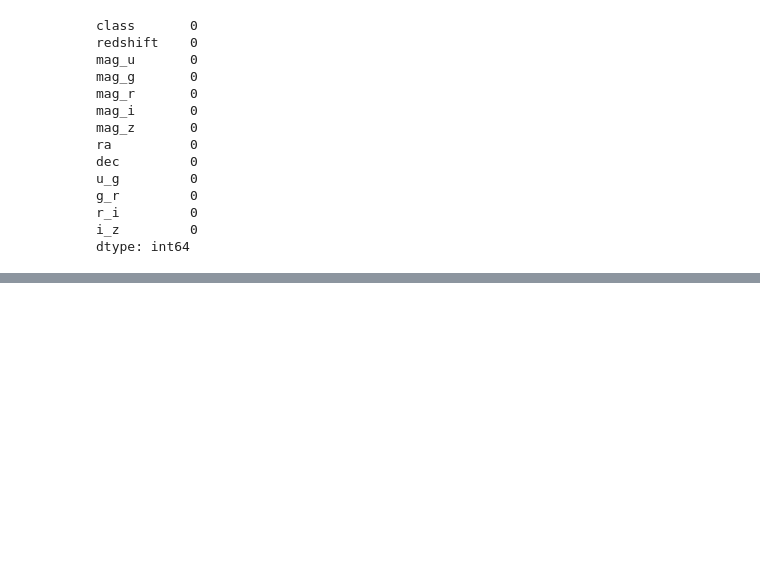
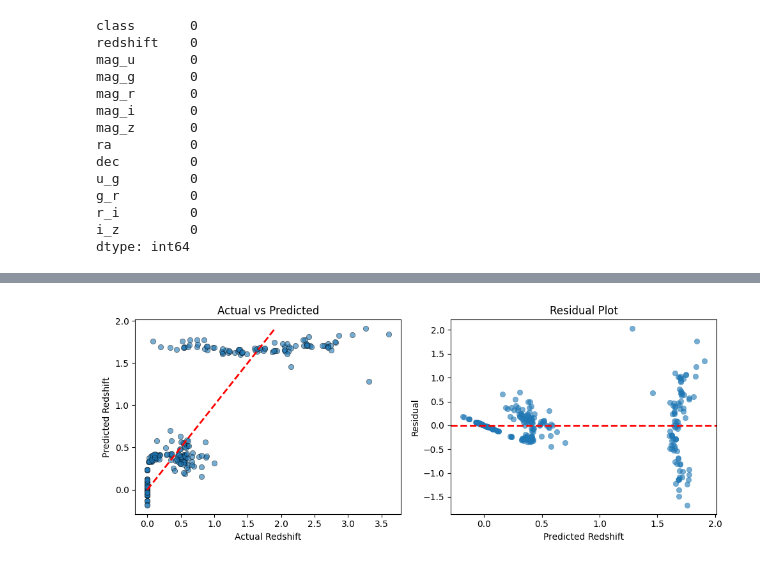
Before and after one commit to lexlexpdx/valinor, a Jupyter notebook: school/SYSC410/data_adventures/data_adventure1.ipynb, the cells around one changed output, grey strips where cells are left out. Saved outputs shown, nothing was run; the diff lists cells and outputs as text; code cells hidden in the pictures; blank space fills up the shorter version.

```diff
--- a/school/SYSC410/data_adventures/data_adventure1.ipynb
+++ b/school/SYSC410/data_adventures/data_adventure1.ipynb
@@ -177,0 +124,20 @@ plt.show()
+# %%
+# Raw numeric features
+feature_set_1 = ["ra", "dec", "mag_u", "mag_g", "mag_r", "mag_i", "mag_z"]
+X1 = df_encoded[feature_set_1]
+y = df_encoded["redshift"]
+
+# Train/test split
+X1_train, X1_test, y_train, y_test = train_test_split(X1, y, test_size = 0.2, random_state = 42)
+
+# Fit MLR
+mlr1 = LinearRegression()
+mlr1.fit(X1_train, y_train)
+y_pred1 = mlr1.predict(X1_test)
+
+# Evaluate
+r2_1 = r2_score(y_test, y_pred1)
+rmse_1 = np.sqrt(mean_squared_error(y_test, y_pred1))
+print(f"Model 1 (raw features only)")
+print(f" R2 = {r2_1:.3f}")
+print(f" RMSE = {rmse_1:.4f}")
@@ -177,0 +212,24 @@ plt.show()
+# %%
+# We will use the second model, as it performed better
+residuals = y_test - y_pred2
+
+fig, axes = plt.subplots(1, 2, figsize = (10, 4))
+
+# Predicted vs. Actual
+axes[0].scatter(y2_test, y_pred2, alpha = 0.6, edgecolors = "k", linewidth = 0.5)
+axes[0].plot([y2_test.min(), y_pred2.max()], [y2_test.min(), y_pred2.max()], "r--", linewidth = 2)
+axes[0].set_xlabel("Actual Redshift")
+axes[0].set_ylabel("Predicted Redshift")
+axes[0].set_title("Actual vs Predicted")
+
+# Residuals vs. Predicted
+axes[1].scatter(y_pred2, residuals, alpha = 0.6, linewidth = 0.5)
+axes[1].axhline(y = 0, color = "r", linestyle = "--", linewidth = 2)
+axes[1].set_xlabel("Predicted Redshift")
+axes[1].set_ylabel("Residual")
+axes[1].set_title("Residual Plot")
+
+plt.tight_layout()
+plt.show()
+# %% [output]
+[figure, added]
```
Also changed, not shown: parts of 23 cells of this notebook, 14 other files.
